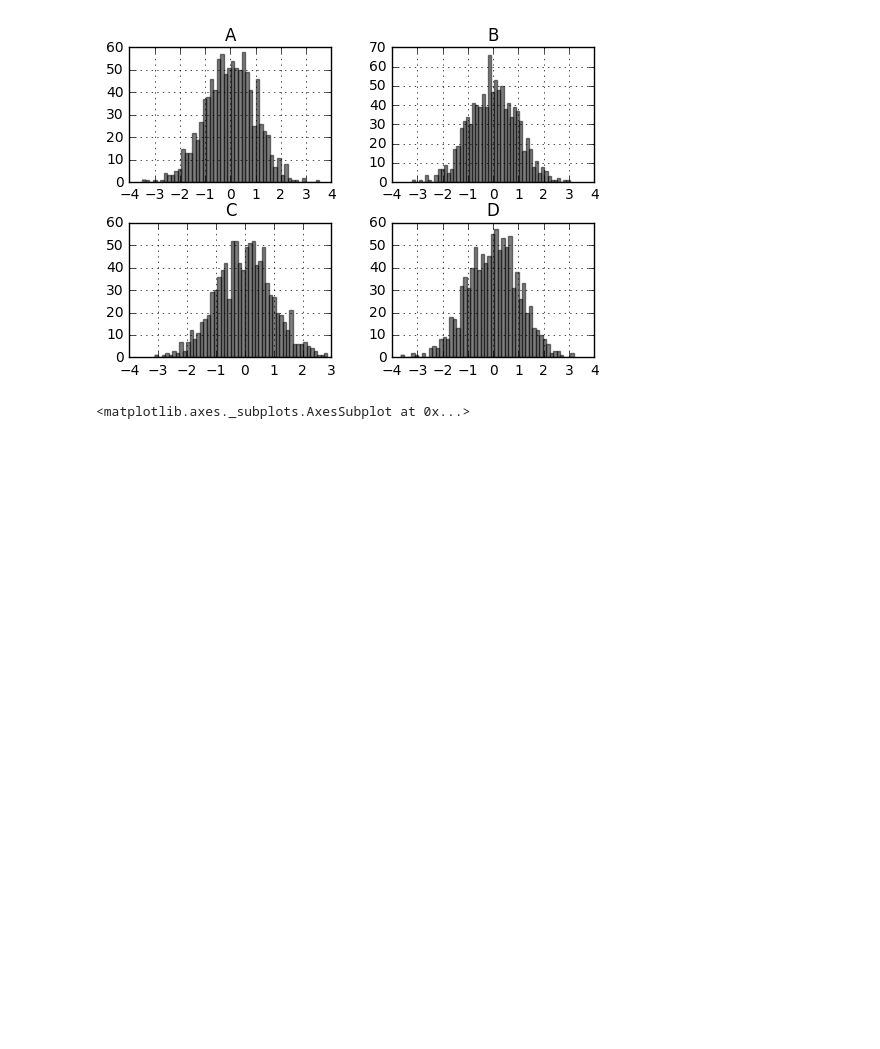
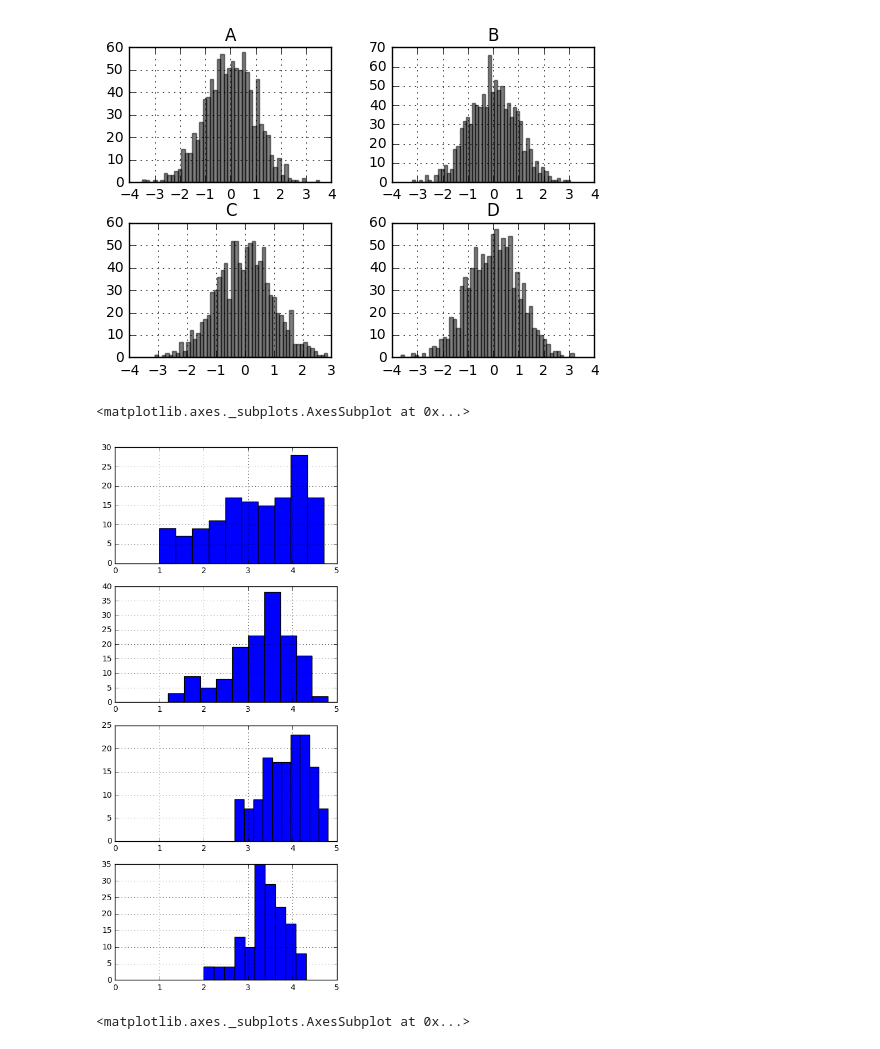
Before and after one commit to trulsu/jupyter_ml, a Jupyter notebook: Plotting.ipynb, the cells around one changed output. Cells and saved outputs as stored; diff of their text form; code cells hidden in the pictures; blank space fills up the shorter version.

```diff
--- a/Plotting.ipynb
+++ b/Plotting.ipynb
@@ -46,6 +46,30 @@ array([[<matplotlib.axes._subplots.AxesSubplot object at 0x...>,
         <matplotlib.axes._subplots.AxesSubplot object at 0x...>]], dtype=object)
 <matplotlib.figure.Figure at 0x...>
 [figure]
+# %%
+# Plotting multiple histograms
+import matplotlib.pyplot as plt
+import pandas as pd
+%matplotlib inline
+movie_reviews = pd.read_csv("fandango_score_comparison.csv")
+fig = plt.figure(figsize=(5,12))
+ax1 = fig.add_subplot(4,1,1)
+ax2 = fig.add_subplot(4,1,2)
+ax3 = fig.add_subplot(4,1,3)
+ax4 = fig.add_subplot(4,1,4)
+
+ax1.set_xlim(0,5.0)
+ax2.set_xlim(0,5.0)
+ax3.set_xlim(0,5.0)
+ax4.set_xlim(0,5.0)
+
+movie_reviews["RT_user_norm"].hist(ax=ax1)
+movie_reviews["Metacritic_user_nom"].hist(ax=ax2)
+movie_reviews["Fandango_Ratingvalue"].hist(ax=ax3)
+movie_reviews["IMDB_norm"].hist(ax=ax4)
+# %% [output]
+<matplotlib.axes._subplots.AxesSubplot at 0x...>
+[figure, added]
 # %%
 # Box plots
 df = pd.DataFrame(np.random.rand(10, 5), columns=['A', 'B', 'C', 'D', 'E'])
```
Also changed, not shown: 6 other files.
